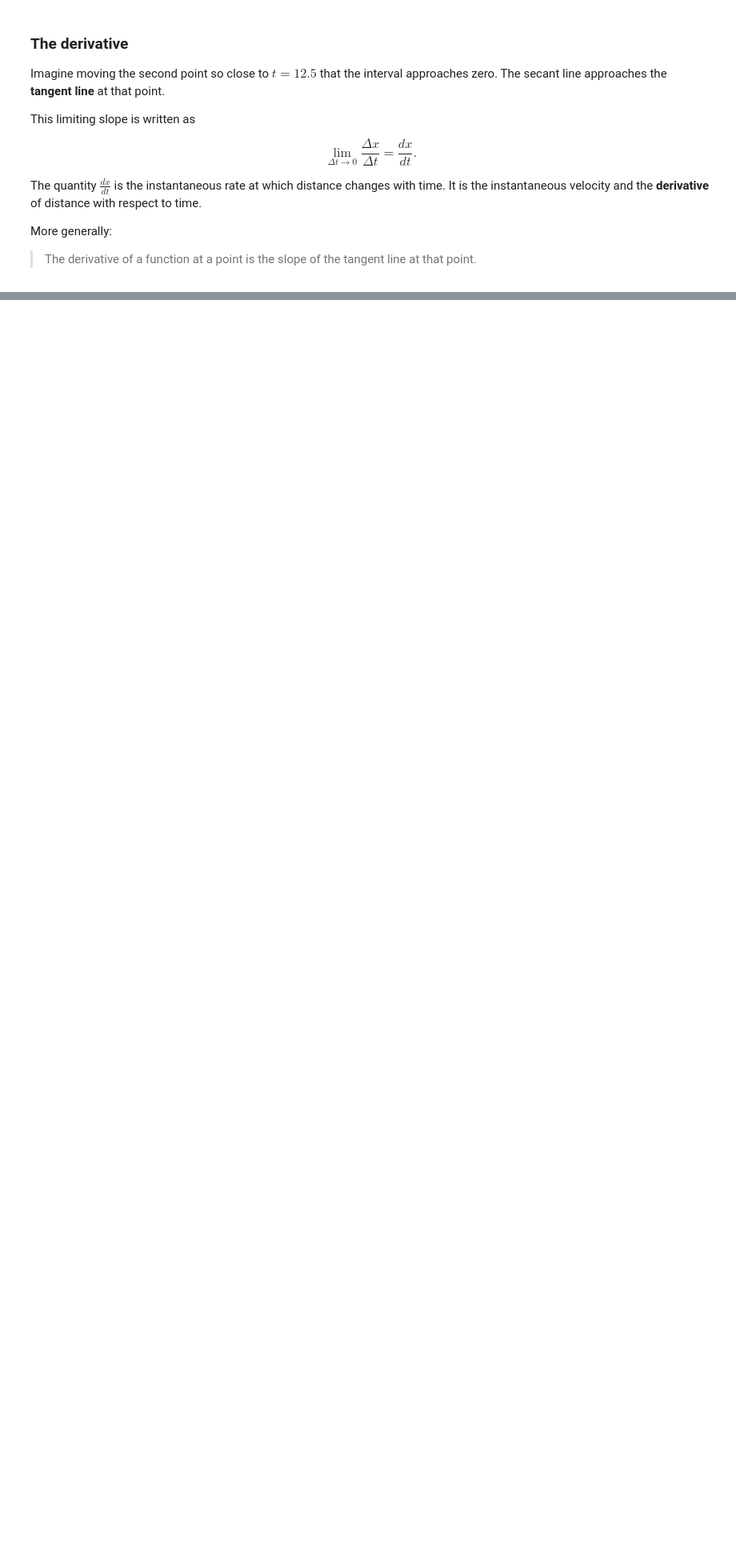
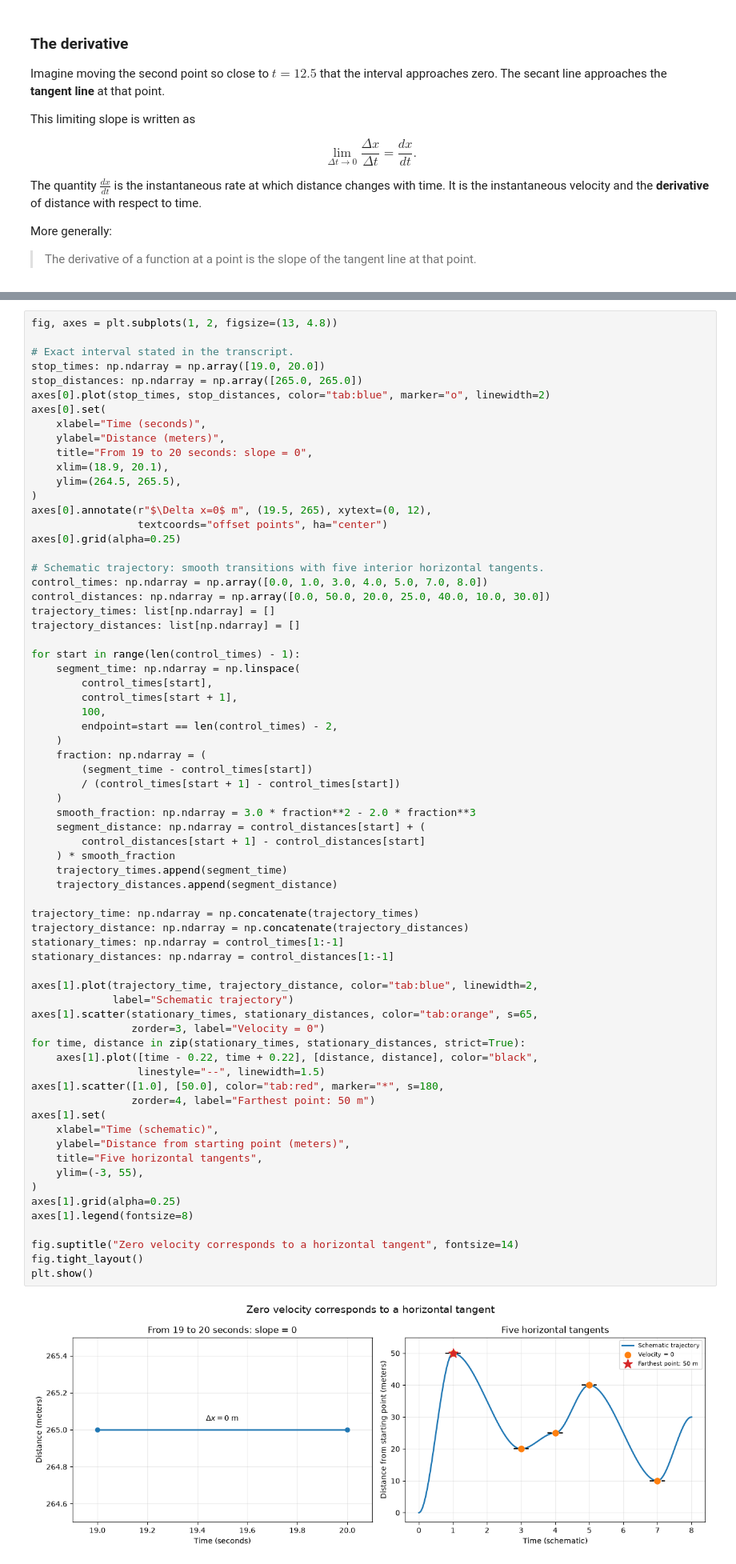
Before and after one commit to majorgilles/mathematics-for-machine-learning-and-data-science, a Jupyter notebook: weeks/c2_w1/01_derivatives_and_optimization.ipynb, the cells around one changed output, grey strips where cells are left out. Shown at 80% size. Cells and saved outputs as stored; diff of their text form; blank space fills up the shorter version.

```diff
--- a/weeks/c2_w1/01_derivatives_and_optimization.ipynb
+++ b/weeks/c2_w1/01_derivatives_and_optimization.ipynb
@@ -538,0 +593,70 @@ More generally:
+# %%
+fig, axes = plt.subplots(1, 2, figsize=(13, 4.8))
+
+# Exact interval stated in the transcript.
+stop_times: np.ndarray = np.array([19.0, 20.0])
+stop_distances: np.ndarray = np.array([265.0, 265.0])
+axes[0].plot(stop_times, stop_distances, color="tab:blue", marker="o", linewidth=2)
+axes[0].set(
+    xlabel="Time (seconds)",
+    ylabel="Distance (meters)",
+    title="From 19 to 20 seconds: slope = 0",
+    xlim=(18.9, 20.1),
+    ylim=(264.5, 265.5),
+)
+axes[0].annotate(r"$\Delta x=0$ m", (19.5, 265), xytext=(0, 12),
+                 textcoords="offset points", ha="center")
+axes[0].grid(alpha=0.25)
+
+# Schematic trajectory: smooth transitions with five interior horizontal tangents.
+control_times: np.ndarray = np.array([0.0, 1.0, 3.0, 4.0, 5.0, 7.0, 8.0])
+control_distances: np.ndarray = np.array([0.0, 50.0, 20.0, 25.0, 40.0, 10.0, 30.0])
+trajectory_times: list[np.ndarray] = []
+trajectory_distances: list[np.ndarray] = []
+
+for start in range(len(control_times) - 1):
+    segment_time: np.ndarray = np.linspace(
+        control_times[start],
+        control_times[start + 1],
+        100,
+        endpoint=start == len(control_times) - 2,
+    )
+    fraction: np.ndarray = (
+        (segment_time - control_times[start])
+        / (control_times[start + 1] - control_times[start])
+    )
+    smooth_fraction: np.ndarray = 3.0 * fraction**2 - 2.0 * fraction**3
+    segment_distance: np.ndarray = control_distances[start] + (
+        control_distances[start + 1] - control_distances[start]
+    ) * smooth_fraction
+    trajectory_times.append(segment_time)
+    trajectory_distances.append(segment_distance)
+
+trajectory_time: np.ndarray = np.concatenate(trajectory_times)
+trajectory_distance: np.ndarray = np.concatenate(trajectory_distances)
+stationary_times: np.ndarray = control_times[1:-1]
+stationary_distances: np.ndarray = control_distances[1:-1]
+
+axes[1].plot(trajectory_time, trajectory_distance, color="tab:blue", linewidth=2,
+             label="Schematic trajectory")
+axes[1].scatter(stationary_times, stationary_distances, color="tab:orange", s=65,
+                zorder=3, label="Velocity = 0")
+for time, distance in zip(stationary_times, stationary_distances, strict=True):
+    axes[1].plot([time - 0.22, time + 0.22], [distance, distance], color="black",
+                 linestyle="--", linewidth=1.5)
+axes[1].scatter([1.0], [50.0], color="tab:red", marker="*", s=180,
+                zorder=4, label="Farthest point: 50 m")
+axes[1].set(
+    xlabel="Time (schematic)",
+    ylabel="Distance from starting point (meters)",
+    title="Five horizontal tangents",
+    ylim=(-3, 55),
+)
+axes[1].grid(alpha=0.25)
+axes[1].legend(fontsize=8)
+
+fig.suptitle("Zero velocity corresponds to a horizontal tangent", fontsize=14)
+fig.tight_layout()
+plt.show()
+# %% [output]
+[figure, added]
```
Also changed, not shown: parts of 4 cells of this notebook.
